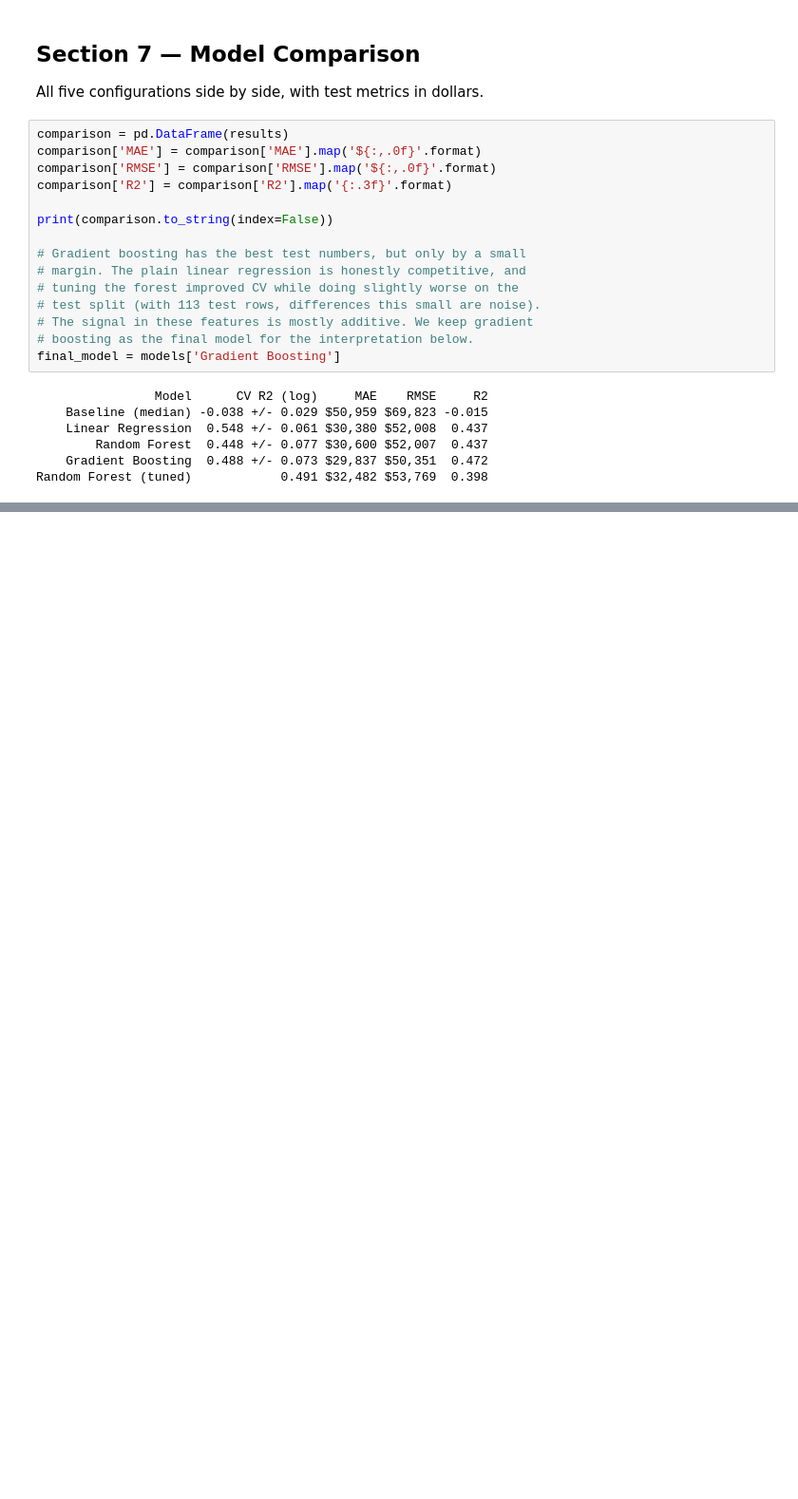
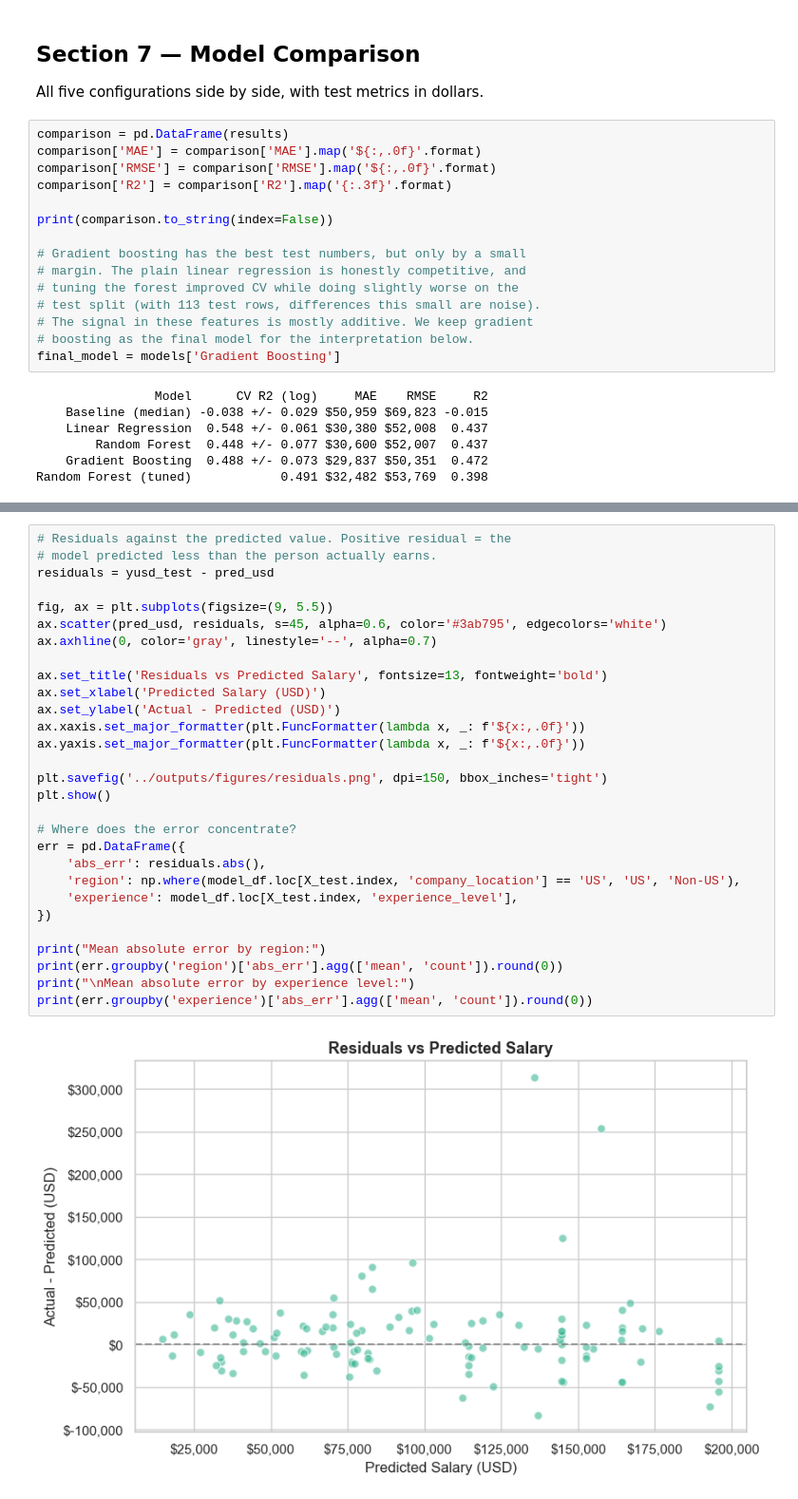
Before and after one commit to FranciscoMartinezGrecco/Data-ai-jobs-analysis, a Jupyter notebook: notebooks/03_salary_prediction.ipynb, the cells around one changed output, grey strips where cells are left out. Shown at 95% size. Drawn from its saved outputs; the diff is of its cells as text; blank space fills up the shorter version.

```diff
--- a/notebooks/03_salary_prediction.ipynb
+++ b/notebooks/03_salary_prediction.ipynb
@@ -254,0 +318,31 @@ Random Forest (tuned)            0.491 $32,482 $53,769  0.398
+# %%
+# Residuals against the predicted value. Positive residual = the
+# model predicted less than the person actually earns.
+residuals = yusd_test - pred_usd
+
+fig, ax = plt.subplots(figsize=(9, 5.5))
+ax.scatter(pred_usd, residuals, s=45, alpha=0.6, color='#3ab795', edgecolors='white')
+ax.axhline(0, color='gray', linestyle='--', alpha=0.7)
+
+ax.set_title('Residuals vs Predicted Salary', fontsize=13, fontweight='bold')
+ax.set_xlabel('Predicted Salary (USD)')
+ax.set_ylabel('Actual - Predicted (USD)')
+ax.xaxis.set_major_formatter(plt.FuncFormatter(lambda x, _: f'${x:,.0f}'))
+ax.yaxis.set_major_formatter(plt.FuncFormatter(lambda x, _: f'${x:,.0f}'))
+
+plt.savefig('../outputs/figures/residuals.png', dpi=150, bbox_inches='tight')
+plt.show()
+
+# Where does the error concentrate?
+err = pd.DataFrame({
+    'abs_err': residuals.abs(),
+    'region': np.where(model_df.loc[X_test.index, 'company_location'] == 'US', 'US', 'Non-US'),
+    'experience': model_df.loc[X_test.index, 'experience_level'],
+})
+
+print("Mean absolute error by region:")
+print(err.groupby('region')['abs_err'].agg(['mean', 'count']).round(0))
+print("\nMean absolute error by experience level:")
+print(err.groupby('experience')['abs_err'].agg(['mean', 'count']).round(0))
+# %% [output]
+[figure, added]
```
Also changed, not shown: parts of 4 cells of this notebook, 3 other files.
